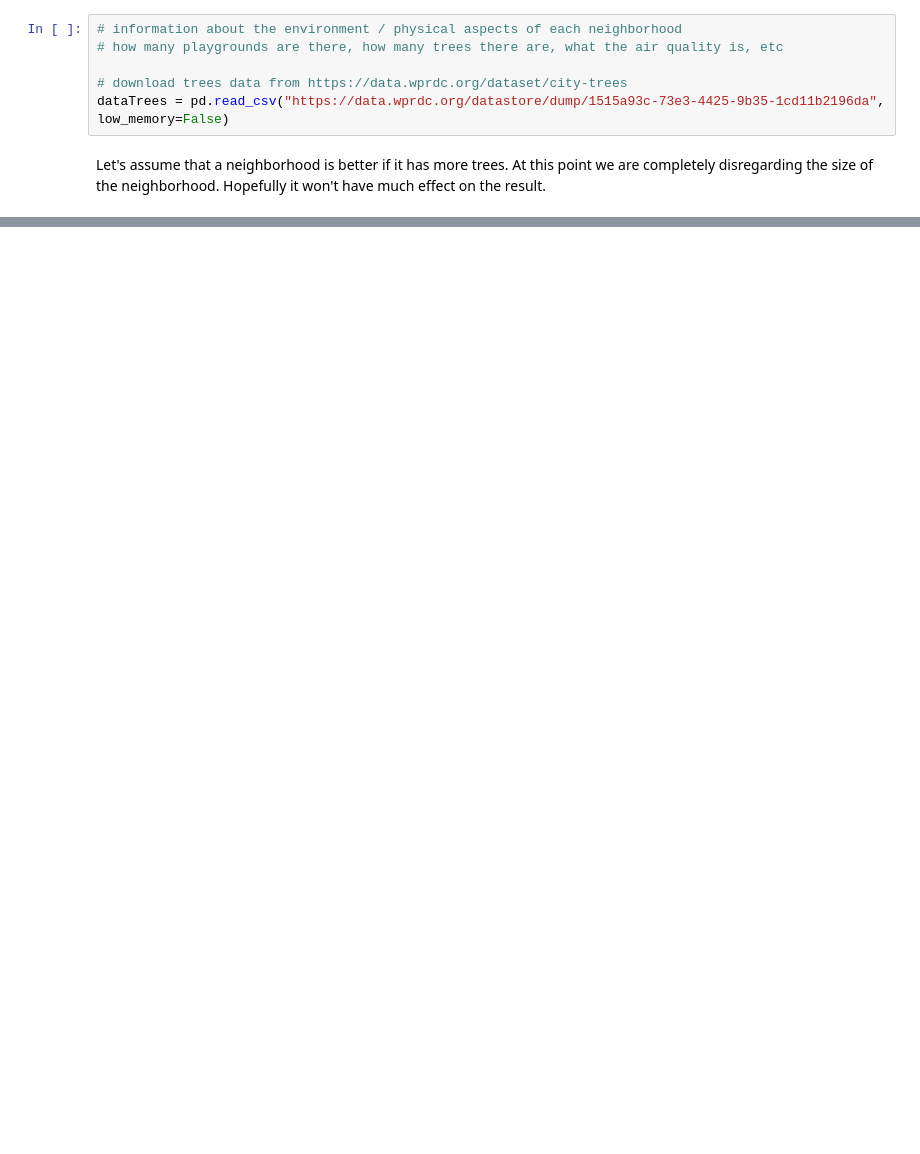
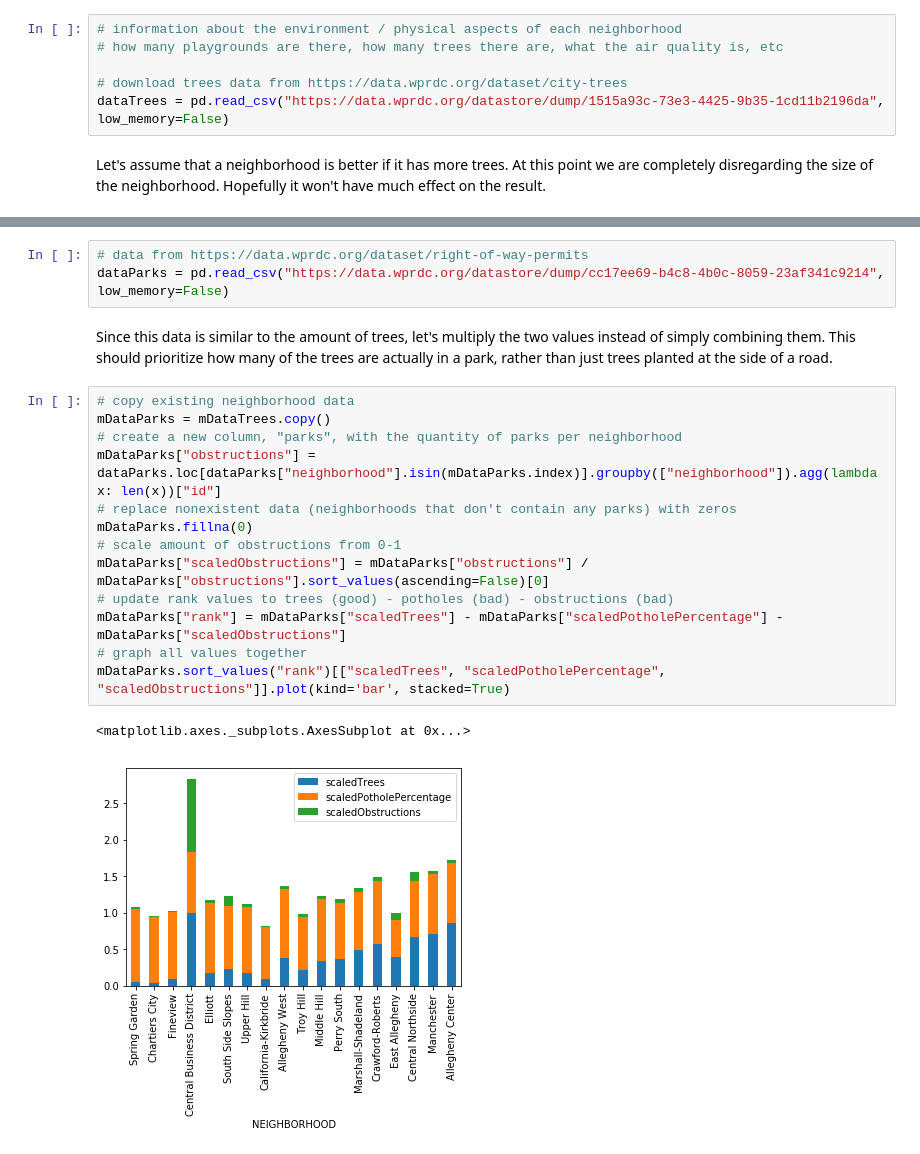
Before and after one commit to yifengqiu18/neighborhood, a Jupyter notebook: project.ipynb, the cells around one changed output, grey strips where cells are left out. Drawn from its saved outputs; the diff is of its cells as text; blank space fills up the shorter version.

```diff
--- a/project.ipynb
+++ b/project.ipynb
@@ -95,0 +113,21 @@ Based on this data, the Central Business District has the best tree-to-pothole r
+# %%
+# data from https://data.wprdc.org/dataset/right-of-way-permits
+dataParks = pd.read_csv("https://data.wprdc.org/datastore/dump/cc17ee69-b4c8-4b0c-8059-23af341c9214", low_memory=False)
+# %% [markdown]
+Since this data is similar to the amount of trees, let's multiply the two values instead of simply combining them. This should prioritize how many of the trees are actually in a park, rather than just trees planted at the side of a road.
+# %%
+# copy existing neighborhood data
+mDataParks = mDataTrees.copy()
+# create a new column, "parks", with the quantity of parks per neighborhood
+mDataParks["obstructions"] = dataParks.loc[dataParks["neighborhood"].isin(mDataParks.index)].groupby(["neighborhood"]).agg(lambda x: len(x))["id"]
+# replace nonexistent data (neighborhoods that don't contain any parks) with zeros
+mDataParks.fillna(0)
+# scale amount of obstructions from 0-1
+mDataParks["scaledObstructions"] = mDataParks["obstructions"] / mDataParks["obstructions"].sort_values(ascending=False)[0]
+# update rank values to trees (good) - potholes (bad) - obstructions (bad)
+mDataParks["rank"] = mDataParks["scaledTrees"] - mDataParks["scaledPotholePercentage"] - mDataParks["scaledObstructions"]
+# graph all values together
+mDataParks.sort_values("rank")[["scaledTrees", "scaledPotholePercentage", "scaledObstructions"]].plot(kind='bar', stacked=True)
+# %% [output]
+<matplotlib.axes._subplots.AxesSubplot at 0x...>
+[figure, added]
```
Also changed, not shown: parts of 10 cells of this notebook.
